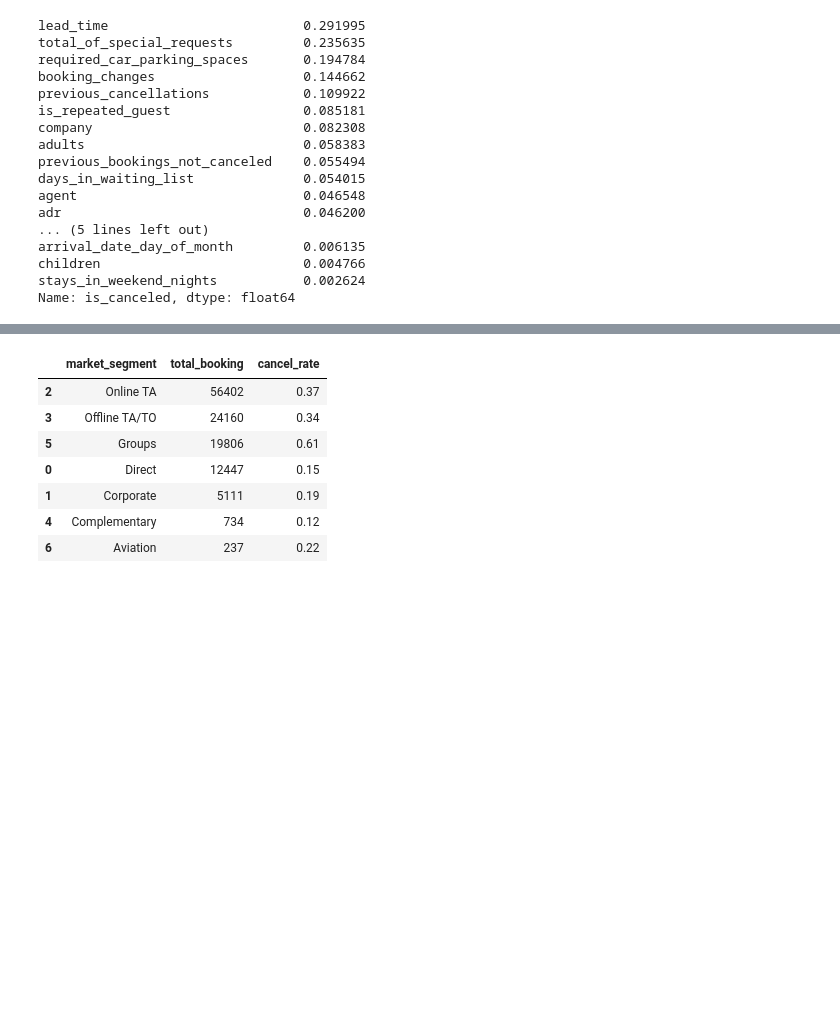
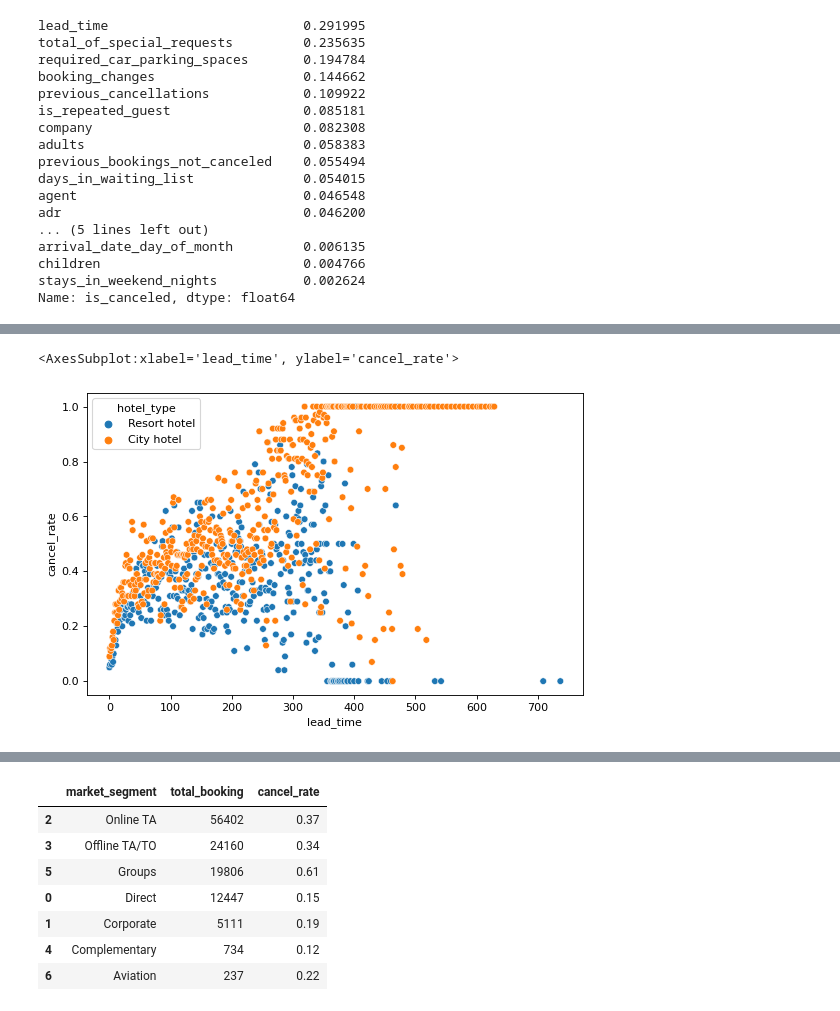
Before and after one commit to Mengyao41/ML_proj2, a Jupyter notebook: data.ipynb, the cells around one changed output, grey strips where cells are left out. Cells and saved outputs as stored; diff of their text form; code cells hidden in the pictures; blank space fills up the shorter version.

```diff
--- a/data.ipynb
+++ b/data.ipynb
@@ -180,0 +185,6 @@ sns.barplot(x = "month", y = "cancel_rate" , hue="hotel_type", data=month_cancel
+# %%
+hotel_leadtime = hotel_cancel(d, 'lead_time')
+sns.scatterplot(x = 'lead_time', y = "cancel_rate" , hue="hotel_type", data = hotel_leadtime)
+# %% [output]
+<AxesSubplot:xlabel='lead_time', ylabel='cancel_rate'>
+[figure, added]
```
Also changed, not shown: parts of 8 cells of this notebook, 1 other file.
